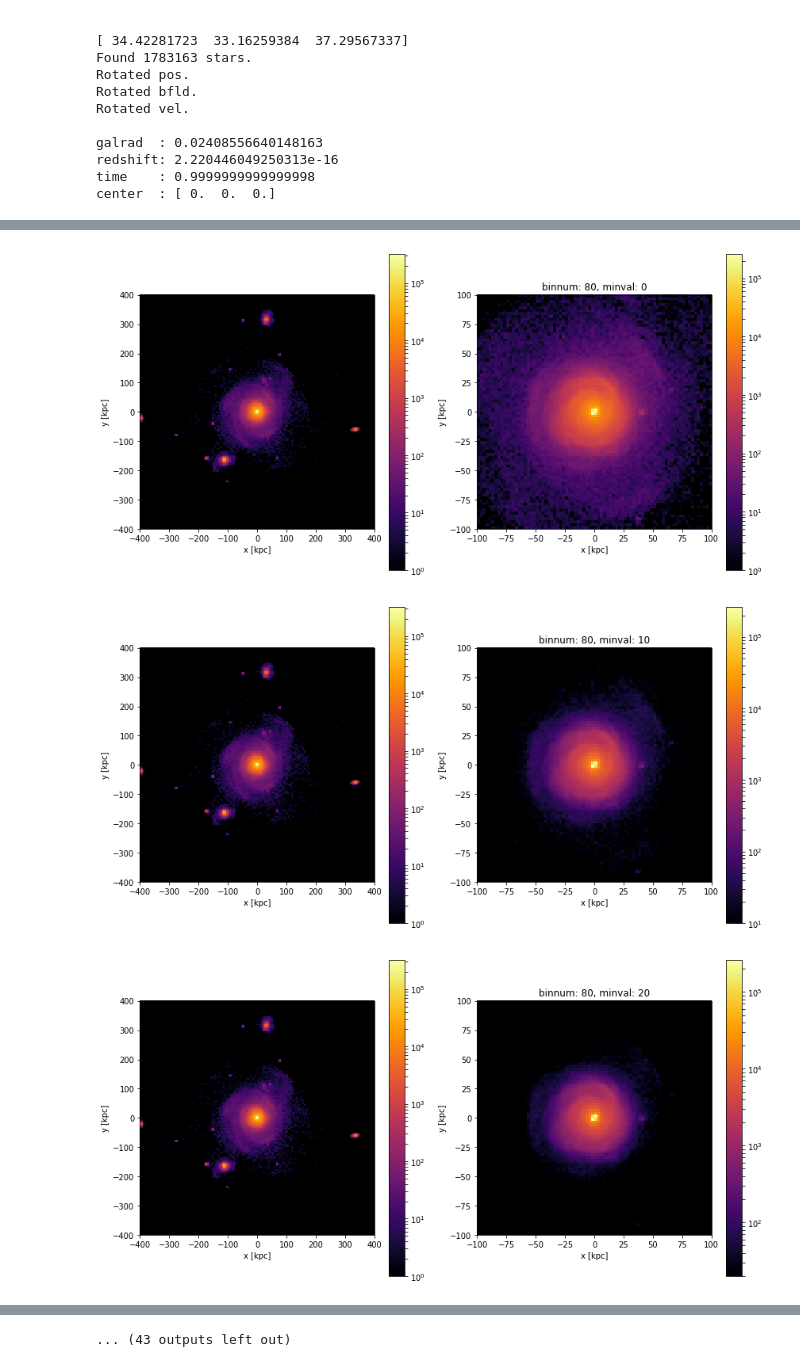
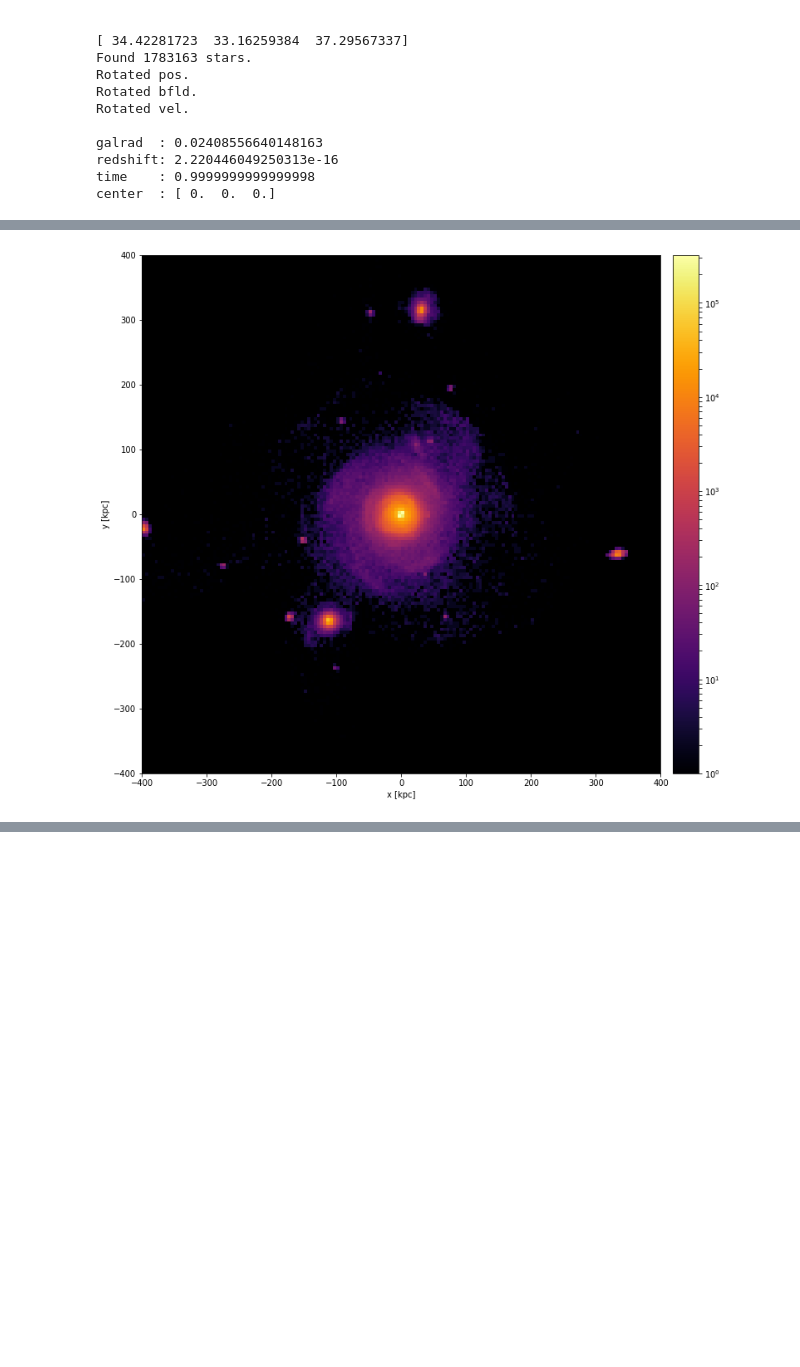
Before and after one commit to sophialilleengen/masterproject, a Jupyter notebook: auriga_overview_plots.ipynb, the cells around one changed output, grey strips where cells are left out. Cells and saved outputs as stored; diff of their text form; code cells hidden in the pictures; blank space fills up the shorter version.

Commit message:
distribution plot

```diff
--- a/auriga_overview_plots.ipynb
+++ b/auriga_overview_plots.ipynb
@@ -75,32 +75,24 @@ cbar2 = fig.colorbar(h2[3], ax = ax2 )
 # %%
-##### istars, = np.where( (s.type == 4) & (s.halo == 0) )#& (s.subhalo == 0))
+#####
+istars, = np.where( (s.type == 4) & (s.halo == 0) )#& (s.subhalo == 0))
 (x, y, z), (vx, vy, vz), rxyz, rxy = get_cartesian_vectors(s, sf, istars)
-xx = 0
-yy = 5
+
 binnumxx = 160
-binnumyy = 100
 cmap = copy.copy(plt.cm.inferno)
 cmap.set_bad((0,0,0))  # Fill background with black
 
-for j in range(80,210,30):
-    for i in range(0,110,10):
-        fig, (ax1, ax2) = plt.subplots(1, 2, figsize=(12, 6))
-        h1 = ax1.hist2d(1000*x, 1000*y, bins=binnumxx, norm=matplotlib.colors.LogNorm(), cmap = cmap, \
-                   range = [[-400,400], [-400, 400]], cmin = xx)
-        h2 = ax2.hist2d(1000*x, 1000*y, bins=j, norm=matplotlib.colors.LogNorm(), cmap = cmap, \
-                   range = [[-100,100], [-100, 100]], cmin = i)
-        ax1.set_xlabel("x [kpc]")
-        ax1.set_ylabel("y [kpc]")
-        ax1.set_aspect('equal')
-        ax2.set_xlabel("x [kpc]")
-        ax2.set_ylabel("y [kpc]")
-        ax2.set_aspect('equal')
-        ax2.set_title('binnum: ' + str(j) + ', minval: ' + str(i))
-        cbar1 = fig.colorbar(h1[3], ax = ax1)
-        cbar2 = fig.colorbar(h2[3], ax = ax2)
-        fig.tight_layout()
-        #fig.show()
+fig, ax = plt.subplots(1, 1, figsize=(12, 12))
+h = ax.hist2d(1000*x, 1000*y, bins=binnumxx, norm=matplotlib.colors.LogNorm(), cmap = cmap, \
+           range = [[-400,400], [-400, 400]])
+ax.set_xlabel("x [kpc]")
+ax.set_ylabel("y [kpc]")
+ax.set_aspect('equal')
+#fig.colorbar(h[3], ax = ax)
+divider = make_axes_locatable(ax)
+cax = divider.append_axes("right", size="5%", pad=0.2)
+fig.colorbar(h[3], cax=cax)
+#fig.tight_layout()
+fig.savefig('aur_24_xy_distribution.png', dpi = 300, format = 'png', bbox_inches = 'tight')
+#fig.show()
 # %% [output]
-[figure, old version]
+[figure, new version]
-[figure, removed]
-[figure, removed]
@@ -116 +98,0 @@ for j in range(80,210,30):
-... (43 outputs left out)
```
Also changed, not shown: parts of 3 cells of this notebook, 1 other file.
